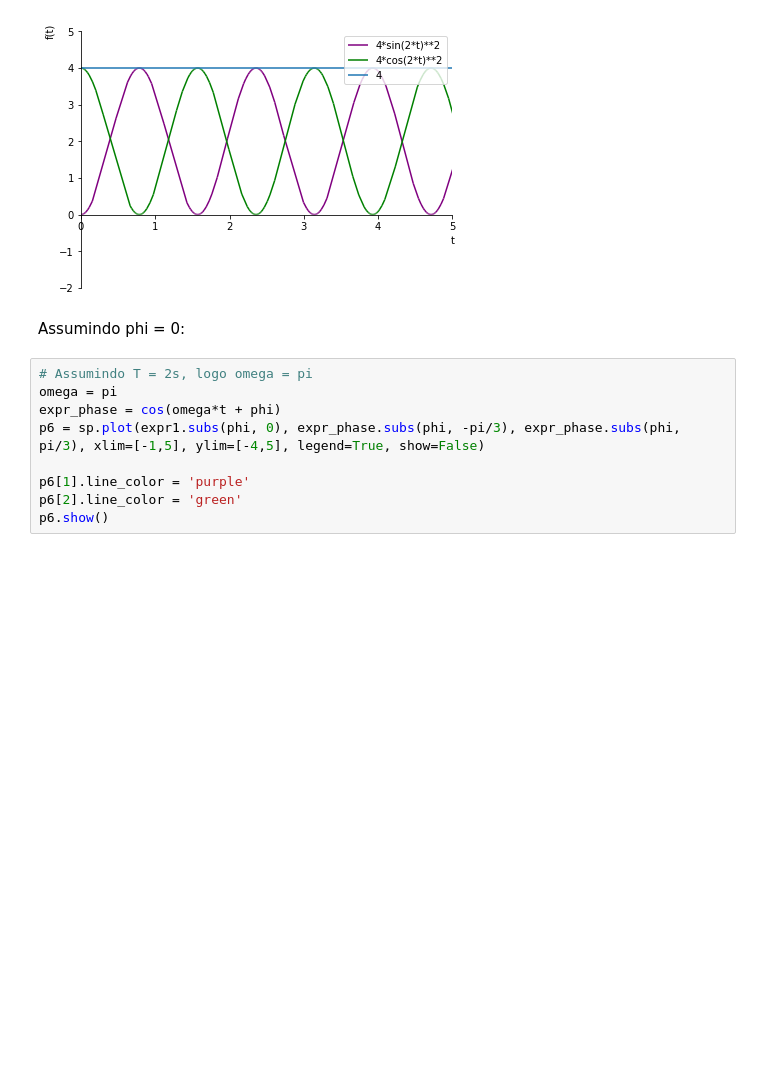
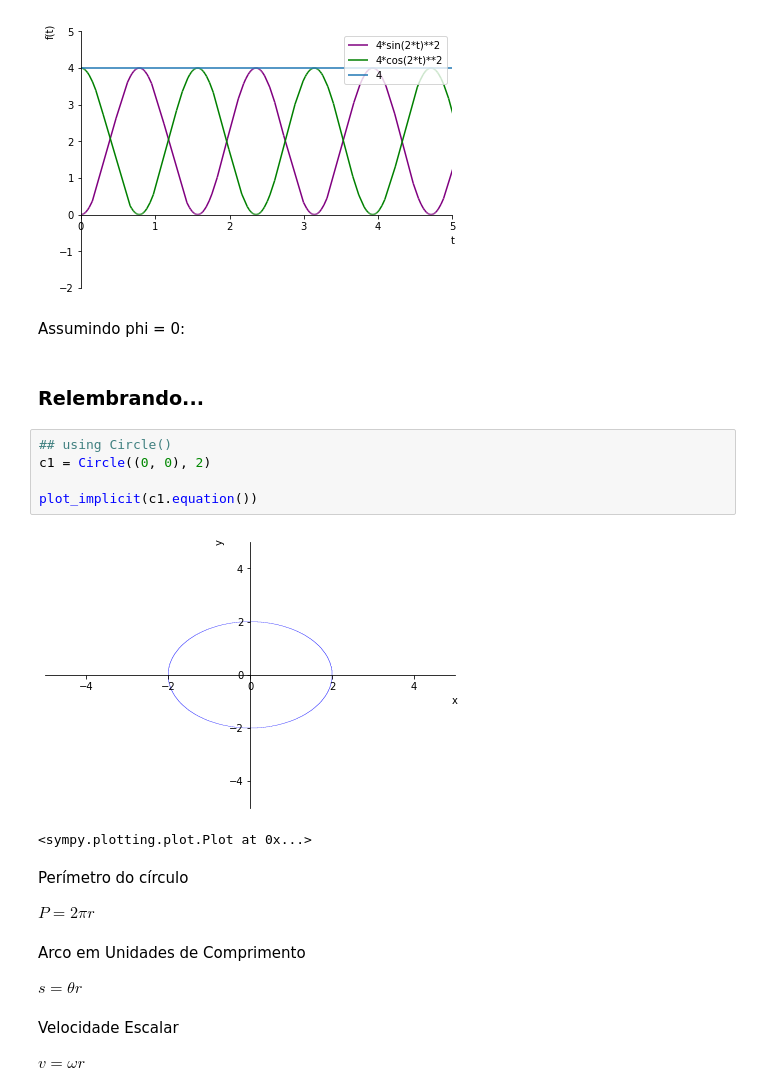
Before and after one commit to thiagorbernardo/UTFPR-Physics-2-FI72M, a Jupyter notebook: notebooks/2.EnergyMHS_Pendulum.ipynb, the cells around one changed output. Saved outputs shown, nothing was run; the diff lists cells and outputs as text; blank space fills up the shorter version.

```diff
--- a/notebooks/2.EnergyMHS_Pendulum.ipynb
+++ b/notebooks/2.EnergyMHS_Pendulum.ipynb
@@ -63,12 +65,19 @@ p1.show()
 [figure]
 # %% [markdown]
 <p>Assumindo phi = 0:</p>
-# %%
-# Assumindo T = 2s, logo omega = pi
-omega = pi
-expr_phase = cos(omega*t + phi)
-p6 = sp.plot(expr1.subs(phi, 0), expr_phase.subs(phi, -pi/3), expr_phase.subs(phi, pi/3), xlim=[-1,5], ylim=[-4,5], legend=True, show=False)
-
-p6[1].line_color = 'purple'
-p6[2].line_color = 'green'
-p6.show()
+# %% [markdown]
+<h3>Relembrando...</h3>
+# %%
+## using Circle()
+c1 = Circle((0, 0), 2)
+
+plot_implicit(c1.equation())
+# %% [output]
+[figure, added]
+<sympy.plotting.plot.Plot at 0x...>
+# %% [markdown]
+<p>Perímetro do círculo</p>$P=2 \pi r$
+# %% [markdown]
+<p>Arco em Unidades de Comprimento</p>$s= \theta r$
+# %% [markdown]
+<p>Velocidade Escalar</p>$v= \omega r$
```
Also changed, not shown: parts of 11 cells of this notebook, 8 other files.
